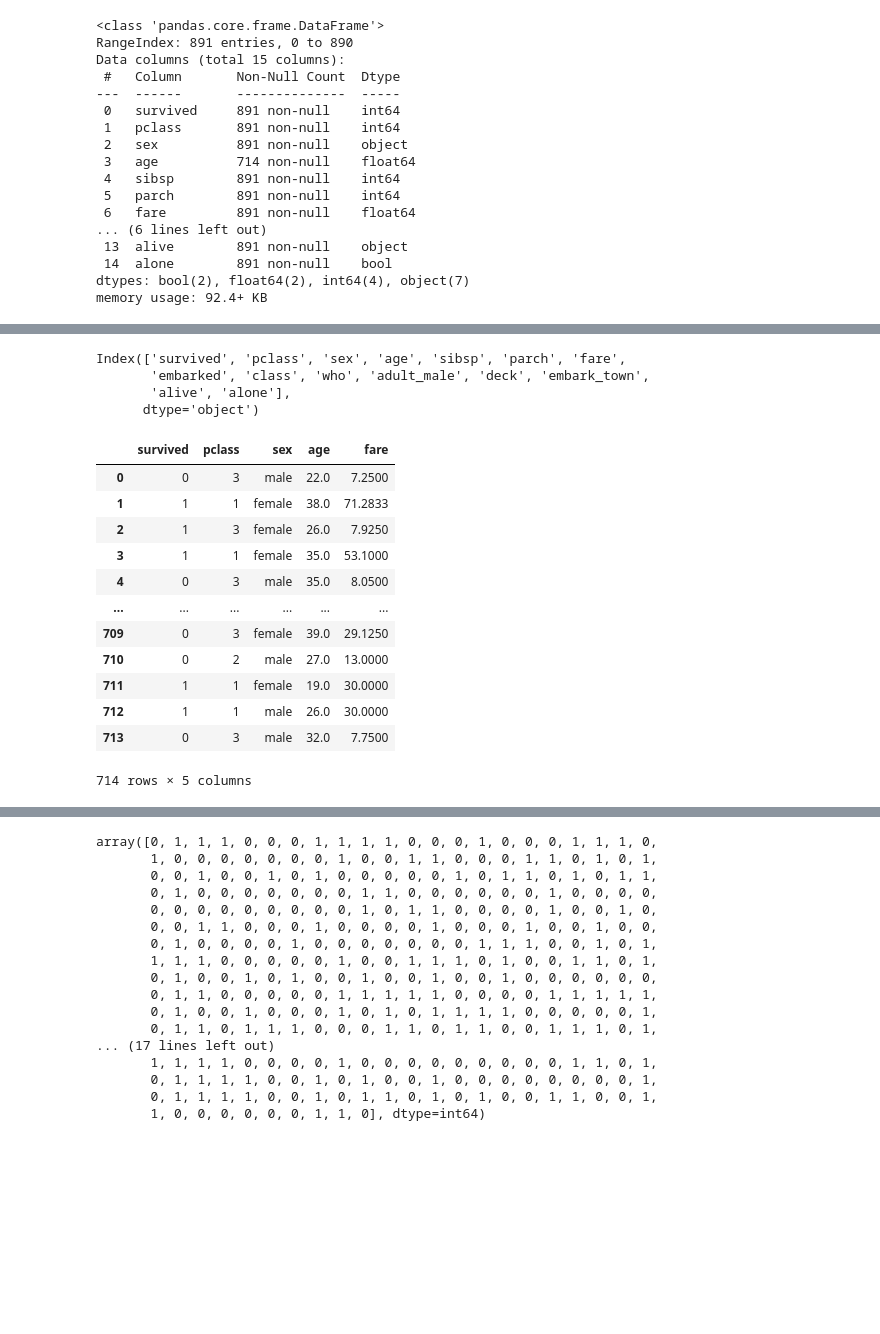
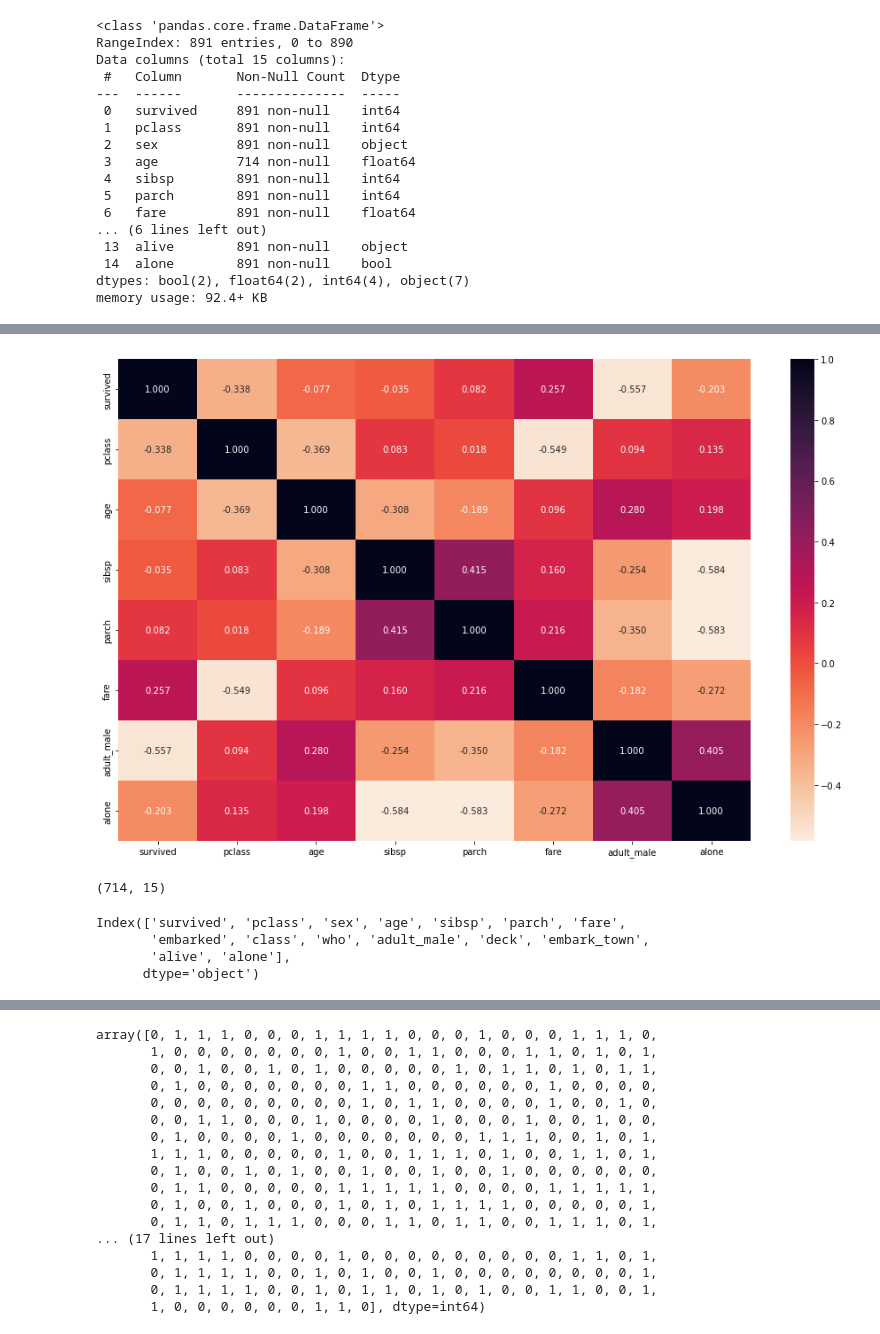
Before and after one commit to HBinble/StudyAnalysis_Machine_Learning, a Jupyter notebook: Machine_Learning/4day/titanic_이한빈.ipynb, the cells around one changed output, grey strips where cells are left out. Saved outputs shown, nothing was run; the diff lists cells and outputs as text; code cells hidden in the pictures; blank space fills up the shorter version.

```diff
--- a/Machine_Learning/4day/titanic_이한빈.ipynb
+++ b/Machine_Learning/4day/titanic_이한빈.ipynb
@@ -58,3 +56,11 @@ pd.get_dummies(df)
+# %%
+import matplotlib.pyplot as plt
+import seaborn as sns
+plt.figure(figsize = (16,10))
+sns.heatmap(df.corr(), annot=True, fmt = '.3f', cmap='rocket_r')
+plt.show()
+# %% [output]
+[figure, added]
 # %%
 # pclass	객실 등급
 # survived	생존 유무
@@ -68,28 +74,16 @@ pd.get_dummies(df)
 
 ### 독립변수 : 객실등급. 성별, 나이, 지불한요금
 ### 종속변수 : 생존률
-# %%
-df.columns
-# %% [output]
-Index(['survived', 'pclass', 'sex', 'age', 'sibsp', 'parch', 'fare',
-       'embarked', 'class', 'who', 'adult_male', 'deck', 'embark_town',
-       'alive', 'alone'],
-      dtype='object')
 # %%
-### 결측치 제거
-df_new = df[['survived','pclass', 'sex', 'age','fare']].dropna().reset_index(drop=True)
-df_new
+### 결측치 처리하기
+# 사용할 독립변수를 기준으로 결측치가 있는 모든 행들 삭제하기
+df = df.dropna(subset=['survived','pclass', 'sex', 'age','fare']).reset_index(drop=True)
+# 행렬의 차원으로 데이터 형태 조회
+print(df.shape)
+df.columns
 # %% [output]
-|  | survived | pclass | sex | age | fare |
-| 0 | 0 | 3 | male | 22.0 | 7.2500 |
-| 1 | 1 | 1 | female | 38.0 | 71.2833 |
-| 2 | 1 | 3 | female | 26.0 | 7.9250 |
-| 3 | 1 | 1 | female | 35.0 | 53.1000 |
-| 4 | 0 | 3 | male | 35.0 | 8.0500 |
-| ... | ... | ... | ... | ... | ... |
-| 709 | 0 | 3 | female | 39.0 | 29.1250 |
-| 710 | 0 | 2 | male | 27.0 | 13.0000 |
-| 711 | 1 | 1 | female | 19.0 | 30.0000 |
-| 712 | 1 | 1 | male | 26.0 | 30.0000 |
-| 713 | 0 | 3 | male | 32.0 | 7.7500 |
-714 rows × 5 columns
+(714, 15)
+Index(['survived', 'pclass', 'sex', 'age', 'sibsp', 'parch', 'fare',
+       'embarked', 'class', 'who', 'adult_male', 'deck', 'embark_town',
+       'alive', 'alone'],
+      dtype='object')
```
Also changed, not shown: parts of 12 cells of this notebook, 8 other files.
